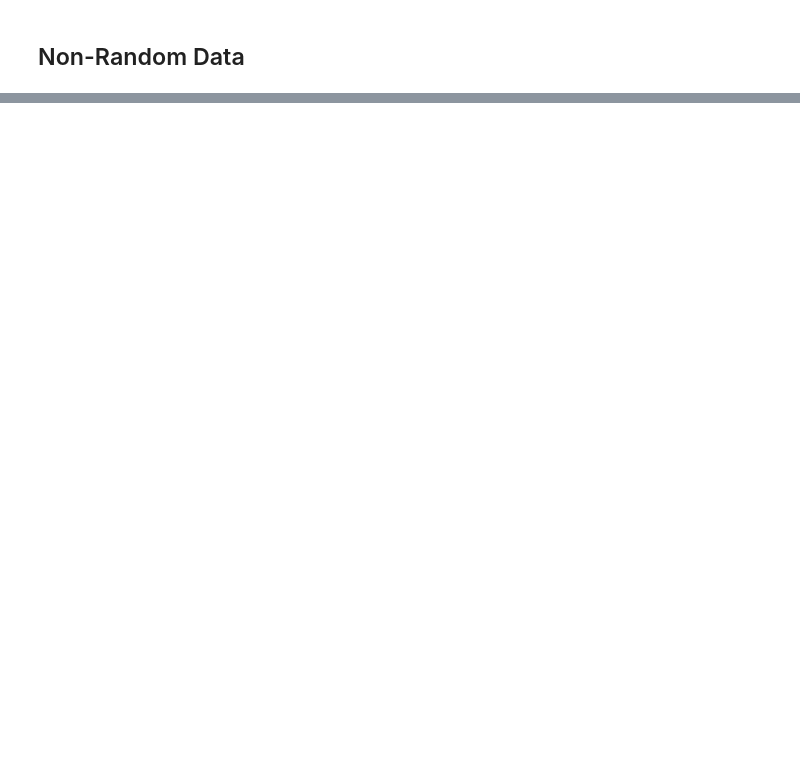
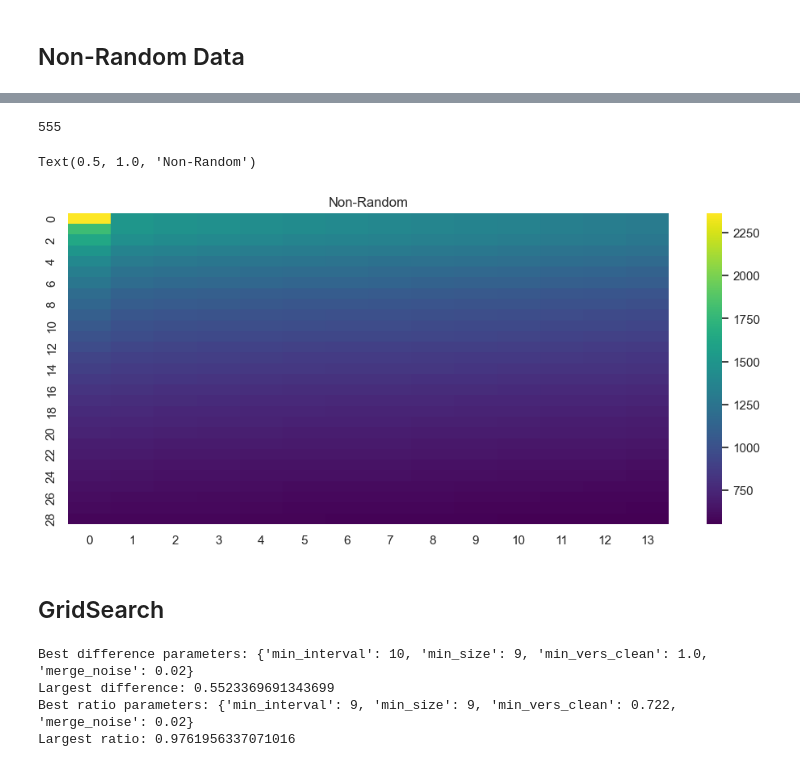
Before and after one commit to menisadi/merged, a Jupyter notebook: Notebooks/Wrap it up.ipynb, the cells around one changed output, grey strips where cells are left out. Cells and saved outputs as stored; diff of their text form; code cells hidden in the pictures; blank space fills up the shorter version.

```diff
--- a/Notebooks/Wrap it up.ipynb
+++ b/Notebooks/Wrap it up.ipynb
@@ -359,0 +373,21 @@ plt.colorbar(mappable, ax = ax,orientation = 'horizontal', shrink=0.4)
+# %%
+matrix_test = []
+for s in range(1, 30):
+    row = []
+    for i in range(14):
+        total_above_thresh = random_trial_data2.loc[(random_trial_data2[features] >= [s, i, 0.5]).all(axis=1)]
+        good_aobve_thresh = total_above_thresh[total_above_thresh['merge_noise'] < noise_thresh]
+        row.append(len(total_above_thresh))
+    matrix_test.append(row)
+# %%
+min(min(matrix_test))
+# %% [output]
+555
+# %%
+sns.heatmap(matrix_test, cmap='viridis')
+plt.title("Non-Random")
+# %% [output]
+Text(0.5, 1.0, 'Non-Random')
+[figure, added]
+# %% [markdown]
+## GridSearch
@@ -359,0 +399,53 @@ plt.colorbar(mappable, ax = ax,orientation = 'horizontal', shrink=0.4)
+# %%
+# Define the ranges of parameter values to sample from
+param_ranges = {
+    'min_interval': np.arange(0, 14),
+    'min_size': np.arange(1, 10),
+    'min_vers_clean': np.linspace(0.5, 1, 10),
+    'merge_noise': np.linspace(0, 0.2, 11)
+}
+
+# Set the number of random samples to generate
+num_samples = 5000
+
+# Initialize variables to keep track of the best parameter values and the largest difference
+best_diff_params = None
+best_ratio_params = None
+largest_difference = None
+largest_ratio = None
+
+# Loop over all random samples of parameter values
+for i in tqdm(range(num_samples)):
+    # Sample random values for each parameter within the specified ranges
+    param_values = {
+        param_name: np.random.choice(param_range) for param_name, param_range in param_ranges.items()
+    }
+
+    # Apply the function to both dataframes with the current parameter values
+    result1 = good_cookies_above_thresh(random_trial_data, **param_values)
+    result2 = good_cookies_above_thresh(random_trial_data2, **param_values)
+
+    # Compute the difference between the results
+    difference = abs(result2 - result1)
+    if result2 > 0:
+        ratio = 1 - result1/result2
+
+    # Check if the current parameter values give a larger difference than the previous best
+    if largest_difference is None or difference > largest_difference:
+        largest_difference = difference
+        best_diff_params = param_values
+
+    if largest_ratio is None or ratio > largest_ratio:
+        largest_ratio = ratio
+        best_ratio_params = param_values
+
+# Print the best parameter values and the largest difference
+print("Best difference parameters:", {k: round(v, 3) for k,v in best_diff_params.items()})
+print("Largest difference:", largest_difference)
+print("Best ratio parameters:", {k: round(v, 3) for k,v in best_ratio_params.items()})
+print("Largest ratio:", largest_ratio)
+# %% [output]
+Best difference parameters: {'min_interval': 10, 'min_size': 9, 'min_vers_clean': 1.0, 'merge_noise': 0.02}
+Largest difference: 0.5523369691343699
+Best ratio parameters: {'min_interval': 9, 'min_size': 9, 'min_vers_clean': 0.722, 'merge_noise': 0.02}
+Largest ratio: 0.9761956337071016
```
Also changed, not shown: parts of 38 cells of this notebook, 2 other files.
